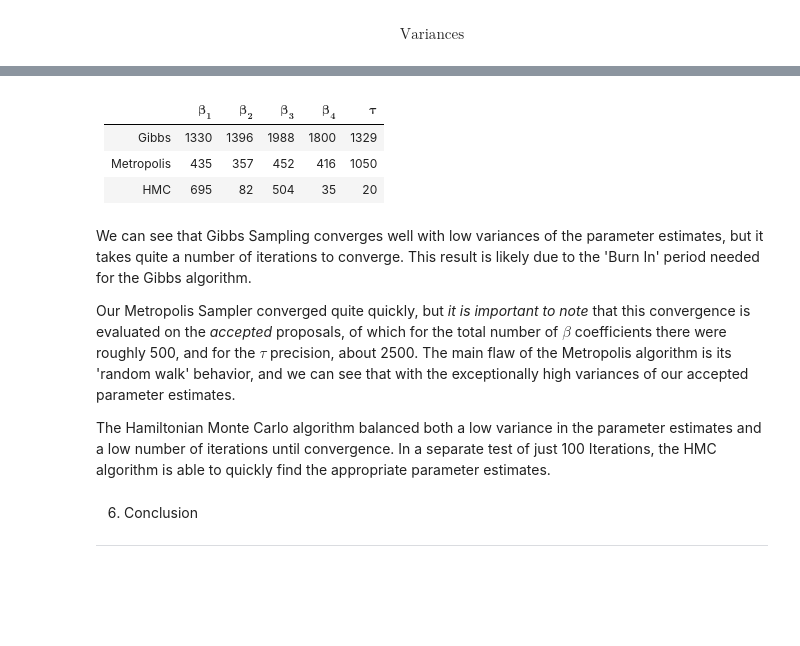
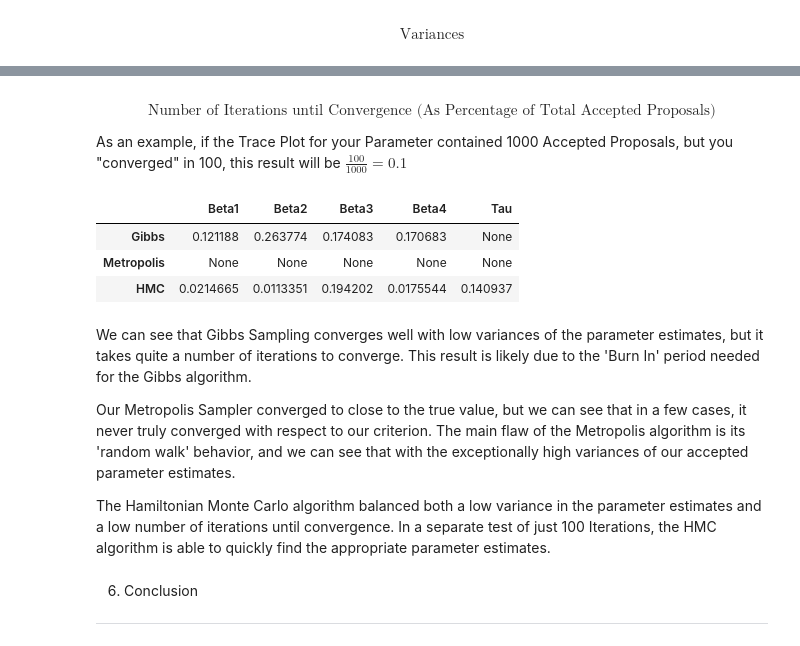
Before and after one commit to ilanman/STA663, a Jupyter notebook: Hamiltonian_Monte_Carlo.ipynb, the cells around one changed output, grey strips where cells are left out. Drawn from its saved outputs; the diff is of its cells as text; code cells hidden in the pictures; blank space fills up the shorter version.

```diff
--- a/Hamiltonian_Monte_Carlo.ipynb
+++ b/Hamiltonian_Monte_Carlo.ipynb
@@ -1122,13 +1246,59 @@ $$\text{Number of Iterations until Convergence}$$
-# %% [markdown]
-||$\mathbf{\beta_1}$|$\mathbf{\beta_2}$|$\mathbf{\beta_3}$|$\mathbf{\beta_4}$|$\mathbf{\tau}$|
-|--|:---:|:---:|:---:|:---:|:---:|
-|Gibbs |1330| 1396| 1988| 1800 | 1329
-|Metropolis | 435 | 357| 452 | 416 | 1050
-|HMC | 695|   82|   504| 35 | 20
+# %% [markdown]
+$$\text{Number of Iterations until Convergence (As Percentage of Total Accepted Proposals)}$$
+
+As an example, if the Trace Plot for your Parameter contained 1000 Accepted Proposals, but you "converged" in 100, this result will be $\frac{100}{1000} = 0.1$
+# %%
+#Gibbs
+def Num_Iters_Gibbs(P, tol=10**(-5)):
+    """
+    Evaluates the Number of Iterations (As a Percentage) Until Convergence. In Gibbs case, include Burn-In
+
+    Parameters
+    ----------
+    P : Trace Plot of Parameter to Evaluate
+    tol : Tolerance to evaluate convergence to
+
+    Returns
+    -------
+    Percentage as number of iterations / total accepted.
+
+    """
+    for i in range(1,len(P)):
+        if abs(P[i] - P[i-1]) < tol:
+            return((i+1000)/(len(P)+1000))
+
+#HMC and Metropolis
+def Num_Iters_HMC_M(P, tol=10**(-5)):
+    """
+    Evaluates the Number of Iterations (As a Percentage) Until Convergence
+
+    Parameters
+    ----------
+    P : Trace Plot of Parameter to Evaluate
+    tol : Tolerance to evaluate convergence to
+
+    Returns
+    -------
+    Percentage as number of iterations / total accepted.
+
+    """
+    for i in range(1,len(P)):
+        if abs(P[i] - P[i-1]) < tol:
+            return(i/(len(P)))
+# %%
+G = np.array([Num_Iters_Gibbs(Beta_G[:,0]), Num_Iters_Gibbs(Beta_G[:,1]), Num_Iters_Gibbs(Beta_G[:,2]), Num_Iters_Gibbs(Beta_G[:,3]), Num_Iters_Gibbs(Tau_G)])
+M = np.array([Num_Iters_HMC_M(Beta_M[0]), Num_Iters_HMC_M(Beta_M[1]), Num_Iters_HMC_M(Beta_M[2]), Num_Iters_HMC_M(Beta_M[3]), Num_Iters_HMC_M(Tau_M)])
+HMC = np.array([Num_Iters_HMC_M(Beta_HMC[:,0]), Num_Iters_HMC_M(Beta_HMC[:,1]), Num_Iters_HMC_M(Beta_HMC[:,2]), Num_Iters_HMC_M(Beta_HMC[:,3]), Num_Iters_HMC_M(Tau_HMC)])
+pd.DataFrame(np.vstack([G, M, HMC]), columns = ["Beta1", "Beta2", "Beta3", "Beta4", "Tau"], index = ["Gibbs", "Metropolis", "HMC"])
+# %% [output]
+|  | Beta1 | Beta2 | Beta3 | Beta4 | Tau |
+| Gibbs | 0.121188 | 0.263774 | 0.174083 | 0.170683 | None |
+| Metropolis | None | None | None | None | None |
+| HMC | 0.0214665 | 0.0113351 | 0.194202 | 0.0175544 | 0.140937 |
 # %% [markdown]
 We can see that Gibbs Sampling converges well with low variances of the parameter estimates, but it takes quite a number of iterations to converge. This result is likely due to the 'Burn In' period needed for the Gibbs algorithm.
 
-Our Metropolis Sampler converged quite quickly, but *it is important to note* that this convergence is evaluated on the *accepted* proposals, of which for the total number of $\beta$ coefficients there were roughly 500, and for the $\tau$ precision, about 2500. The main flaw of the Metropolis algorithm is its 'random walk' behavior, and we can see that with the exceptionally high variances of our accepted parameter estimates.
+Our Metropolis Sampler converged to close to the true value, but we can see that in a few cases, it never truly converged with respect to our criterion. The main flaw of the Metropolis algorithm is its 'random walk' behavior, and we can see that with the exceptionally high variances of our accepted parameter estimates.
 
 The Hamiltonian Monte Carlo algorithm balanced both a low variance in the parameter estimates and a low number of iterations until convergence. In a separate test of just 100 Iterations, the HMC algorithm is able to quickly find the appropriate parameter estimates.
 # %% [markdown]
```
Also changed, not shown: parts of 12 cells of this notebook.
